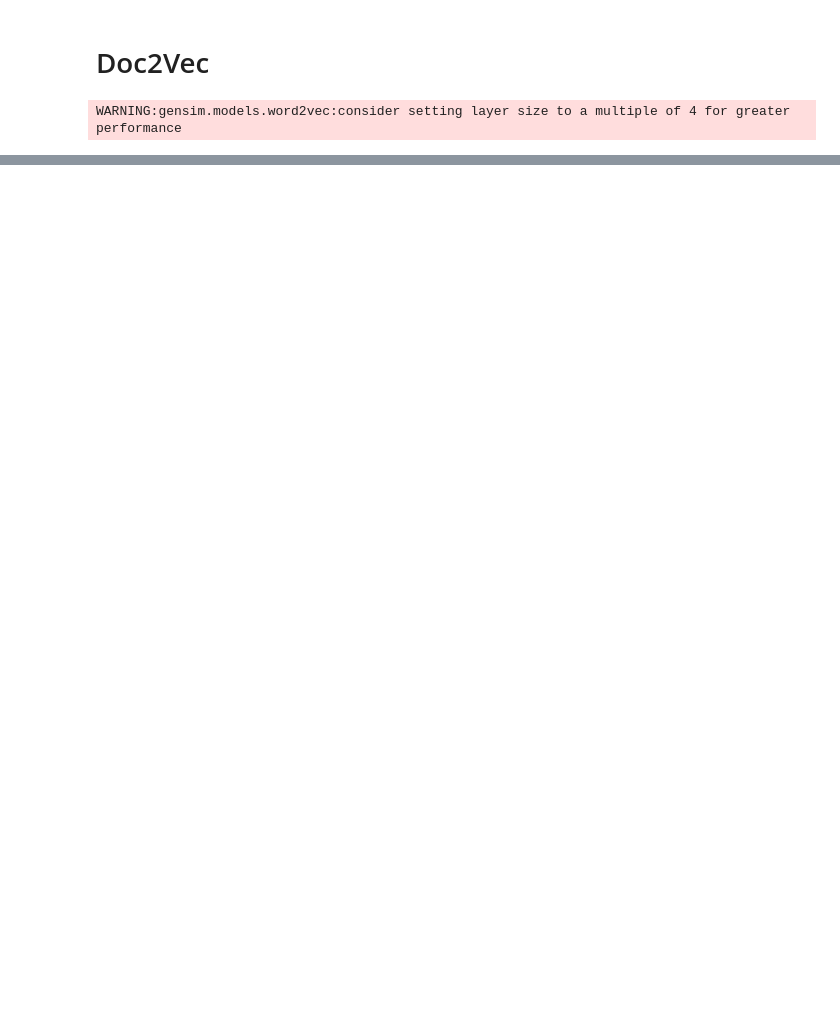
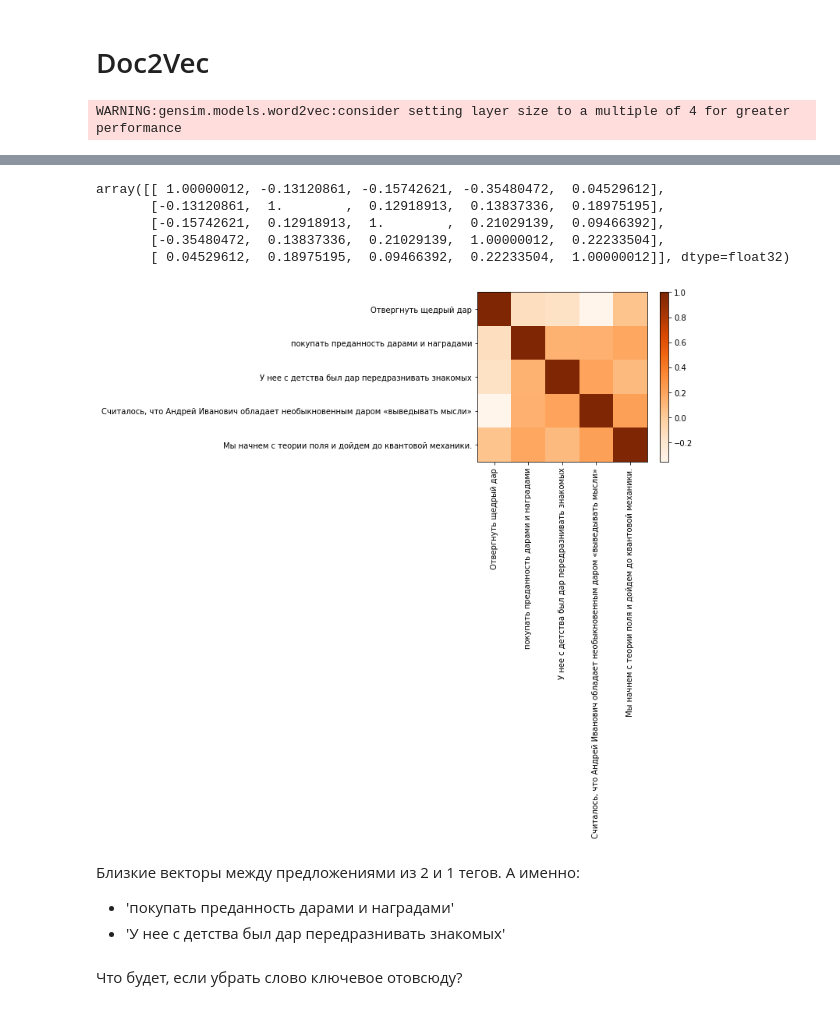
Before and after one commit to fogside/russe_wsi, a Jupyter notebook: notebooks/SentEmbedd.ipynb, the cells around one changed output, grey strips where cells are left out. Cells and saved outputs as stored; diff of their text form; code cells hidden in the pictures; blank space fills up the shorter version.

```diff
--- a/notebooks/SentEmbedd.ipynb
+++ b/notebooks/SentEmbedd.ipynb
@@ -82,7 +121,7 @@ TaggedDocument(words=['полицейским', 'разрешат', 'стрел
 # %% [markdown]
 # Doc2Vec
 # %%
-model = gensim.models.doc2vec.Doc2Vec(size=50, min_count=2, iter=65)
+model = gensim.models.doc2vec.Doc2Vec(size=50, min_count=2, iter=100)
 # %% [output]
 WARNING:gensim.models.word2vec:consider setting layer size to a multiple of 4 for greater performance
 # %%
@@ -113,0 +157,11 @@ s2 = 'покупать преданность дарами и наградами
+# %%
+s1 = 'Отвергнуть щедрый дар'
+s2 = 'покупать преданность дарами и наградами'
+s3 = 'У нее с детства был дар передразнивать знакомых'
+s4 = 'Считалось, что Андрей Иванович обладает необыкновенным даром «выведывать мысли»'
+s5 = 'Мы начнем с теории поля и дойдем до квантовой механики.'
+tags = [1, 1, 2, 2, 3]
+sents_raw = [s1,s2,s3,s4,s5]
+# %%
+sents = [gensim.utils.simple_preprocess(sent) for sent in sents_raw]
+sents
@@ -113,0 +182,25 @@ s2 = 'покупать преданность дарами и наградами
+# %%
+vecs = [model.infer_vector(s) for s in sents]
+sim_mtx = cosine_similarity(vecs,vecs)
+sim_mtx
+# %% [output]
+array([[ 1.00000012, -0.13120861, -0.15742621, -0.35480472,  0.04529612],
+       [-0.13120861,  1.        ,  0.12918913,  0.13837336,  0.18975195],
+       [-0.15742621,  0.12918913,  1.        ,  0.21029139,  0.09466392],
+       [-0.35480472,  0.13837336,  0.21029139,  1.00000012,  0.22233504],
+       [ 0.04529612,  0.18975195,  0.09466392,  0.22233504,  1.00000012]], dtype=float32)
+# %%
+plt.xticks(range(5), sents_raw, rotation=90)
+plt.yticks(range(len(sents_raw)), sents_raw, rotation=0)
+
+plt.imshow(sim_mtx, cmap='Oranges')
+plt.colorbar()
+plt.show()
+# %% [output]
+[figure, added]
+# %% [markdown]
+Близкие векторы между предложениями из 2 и 1 тегов. А именно:
+* 'покупать преданность дарами и наградами'
+* 'У нее с детства был дар передразнивать знакомых'
+# %% [markdown]
+Что будет, если убрать слово ключевое отовсюду?
```
Also changed, not shown: parts of 33 cells of this notebook.
